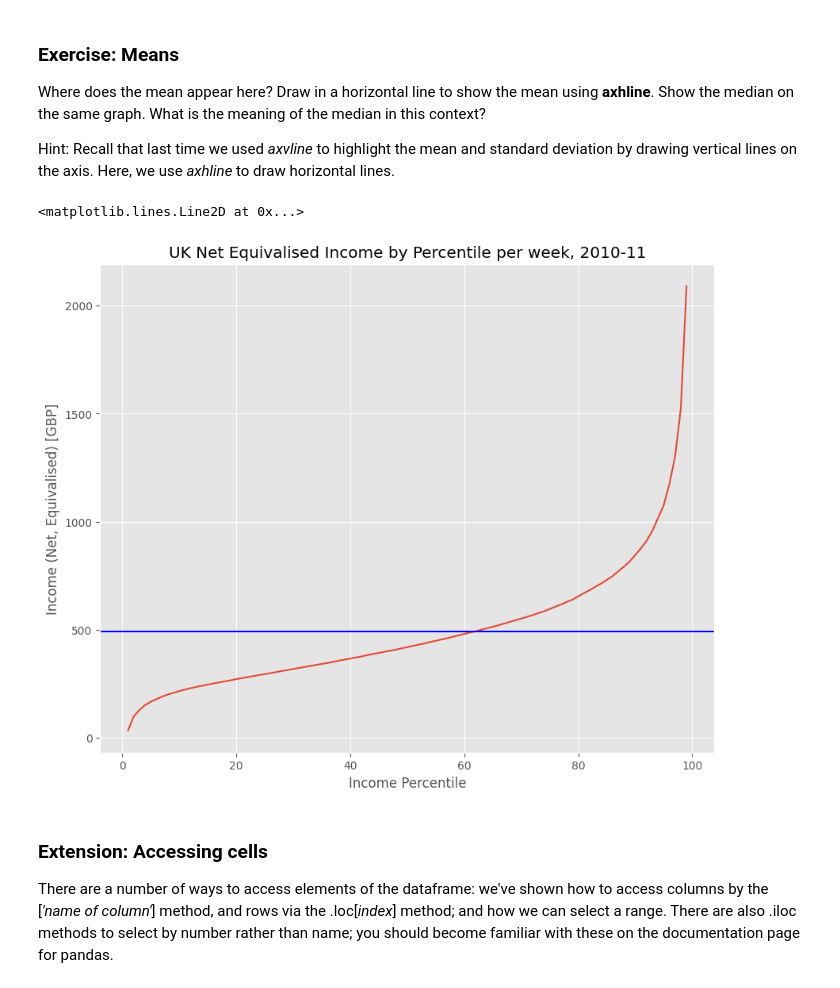
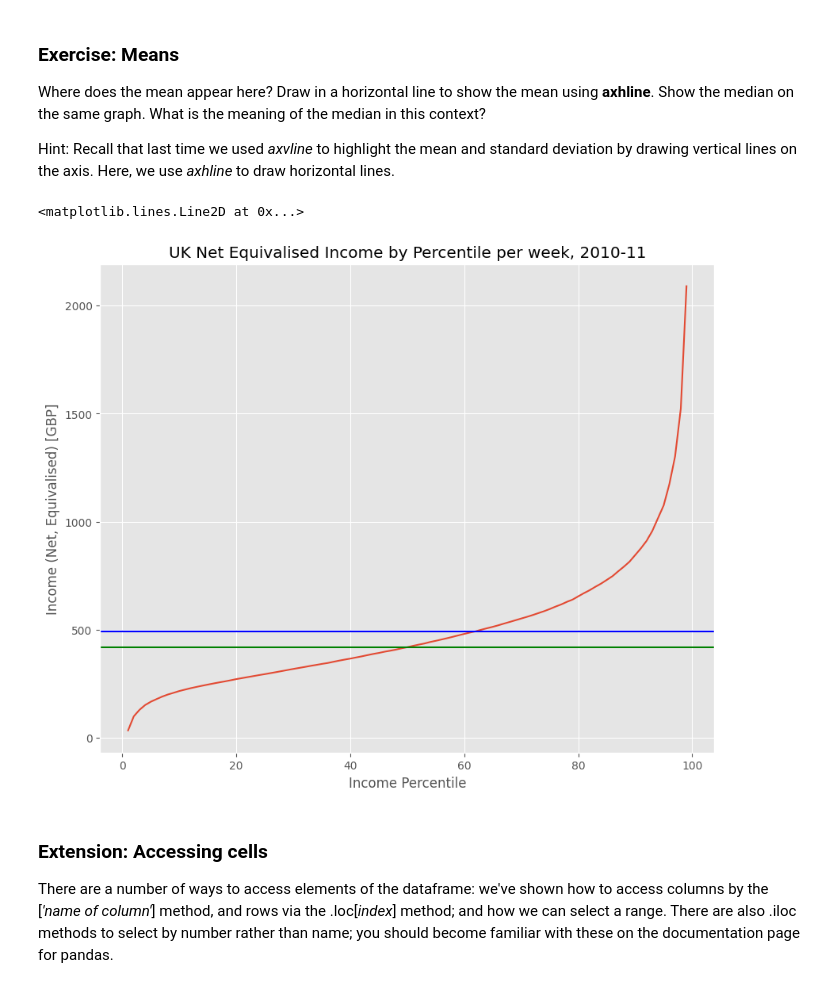
Before and after one commit to nyreemarsh/QM2, a Jupyter notebook: notebooks/W02. Pandas.ipynb, the cells around one changed output. Saved outputs shown, nothing was run; the diff lists cells and outputs as text; code cells hidden in the pictures.

```diff
--- a/notebooks/W02. Pandas.ipynb
+++ b/notebooks/W02. Pandas.ipynb
@@ -251,14 +251,15 @@ Hint: Recall that last time we used *axvline* to highlight the mean and standard
 # %%
 income['Net equivalised household income in 2010-11, week'].plot()
 plt.title('UK Net Equivalised Income by Percentile per week, 2010-11')
 plt.xlabel('Income Percentile')
 plt.ylabel('Income (Net, Equivalised) [GBP]')
 
 import matplotlib
 matplotlib.pyplot.axhline(y=mean, xmin=0, xmax=1, color='b')
+matplotlib.pyplot.axhline(y=median, xmin=0, xmax=1, color='g')
 # %% [output]
 <matplotlib.lines.Line2D at 0x...>
-[figure, old version]
+[figure, new version]
 # %% [markdown]
 ### Extension: Accessing cells
 
```
Also changed, not shown: parts of 14 cells of this notebook.
